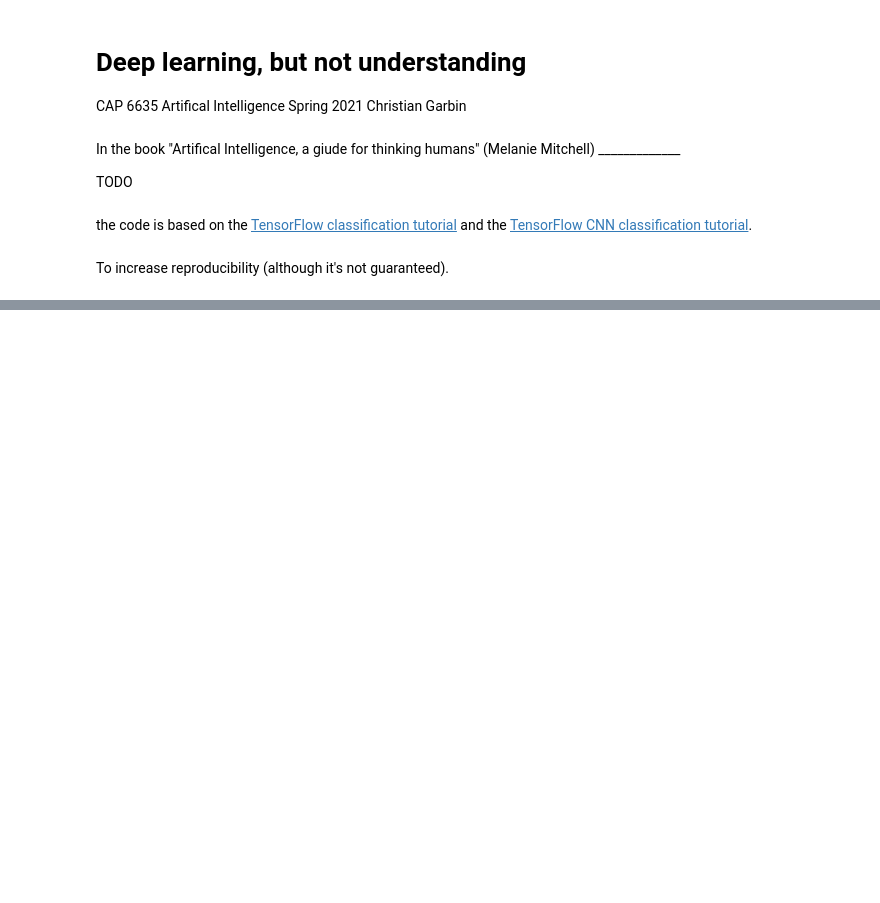
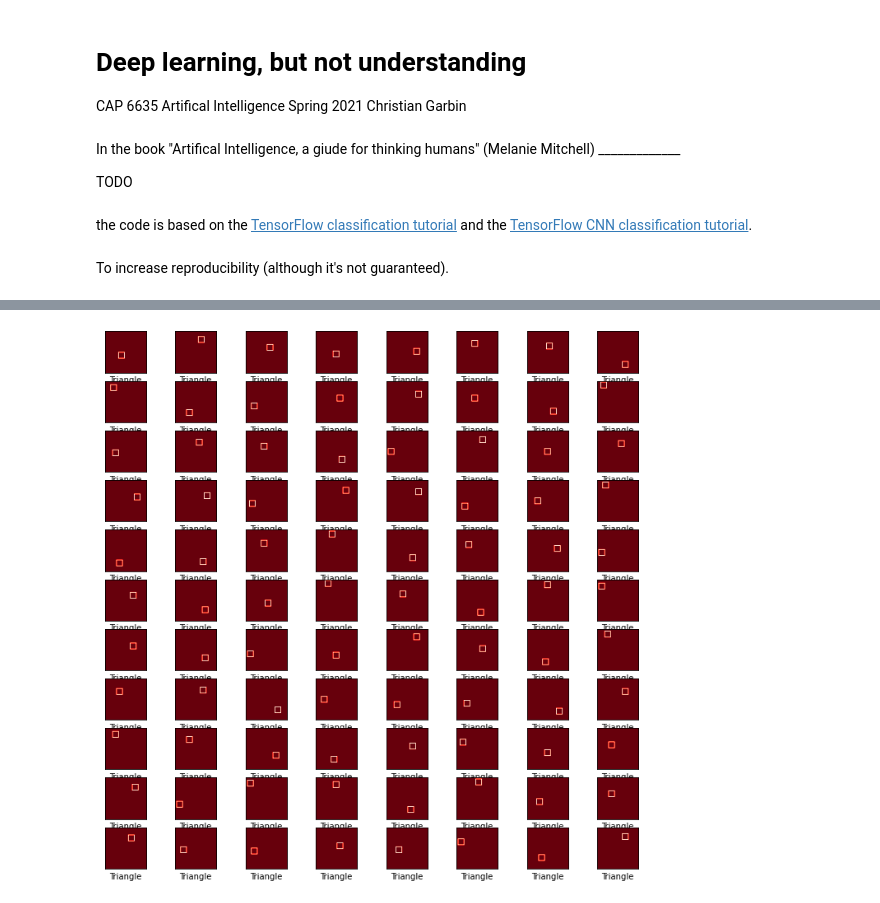
Before and after one commit to fau-masters-collected-works-cgarbin/machine-learning-but-not-understanding, a Jupyter notebook: deep_learning_but_not_understanding.ipynb, the cells around one changed output, grey strips where cells are left out. Cells and saved outputs as stored; diff of their text form; code cells hidden in the pictures; blank space fills up the shorter version.

```diff
--- a/deep_learning_but_not_understanding.ipynb
+++ b/deep_learning_but_not_understanding.ipynb
@@ -134,0 +222,3 @@ plt.show()
+# %%
+pred_prob = model.predict(dark_squares)
+pred_label = np.argmax(pred_prob, axis=1)
@@ -134,0 +240,13 @@ plt.show()
+# %%
+plt.figure(figsize=(12,12))
+for i in range(88):
+    plt.subplot(11,8,i+1)
+    plt.xticks([])
+    plt.yticks([])
+    plt.grid(False)
+    cmap = 'gray' if pred_label[i] == 0 else 'Reds'
+    plt.imshow(dark_squares[i], cmap=cmap)
+    plt.xlabel(class_names[pred_label[i]])
+plt.show()
+# %% [output]
+[figure, added]
```
Also changed, not shown: parts of 22 cells of this notebook, 1 other file.
